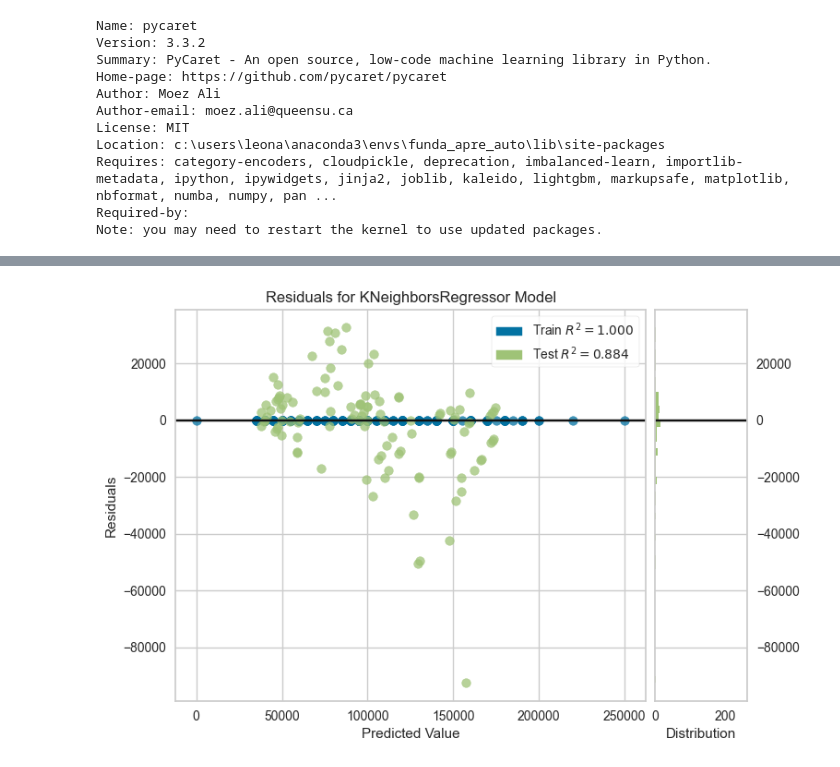
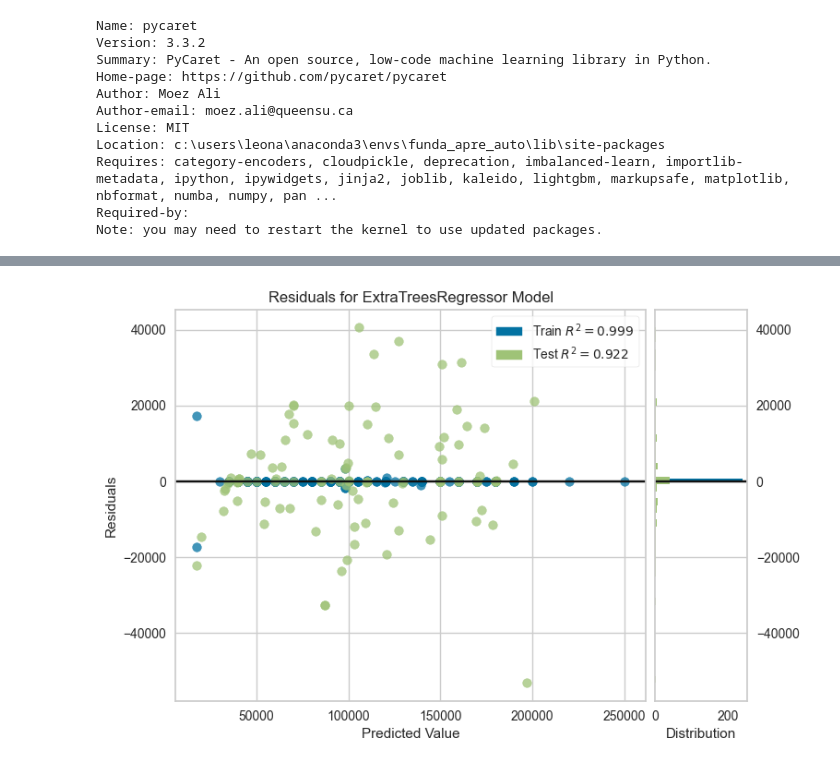
Before and after one commit to leonardoheis/fau_predic_salario, a Jupyter notebook: notebooks/pycaretml.ipynb, the cells around one changed output, grey strips where cells are left out. Drawn from its saved outputs; the diff is of its cells as text; code cells hidden in the pictures.

```diff
--- a/notebooks/pycaretml.ipynb
+++ b/notebooks/pycaretml.ipynb
@@ -168,5 +292,5 @@ best_model = compare_models()
 # %%
-KNN_model = create_model('knn')
+et_model = create_model('et')
 # %% [output]
 [interactive output not drawn]
 |  | MAE | MSE | RMSE | R2 | RMSLE | MAPE |
@@ -232,6 +366,6 @@ plot_model(tuned_KNN_model, plot = 'error')
 # %%
-plot_model(tuned_KNN_model)
+plot_model(et_model)
 # %% [output]
 [interactive output not drawn]
-[figure, old version]
+[figure, new version]
 # %%
```
Also changed, not shown: parts of 23 cells of this notebook, 2 other files.
